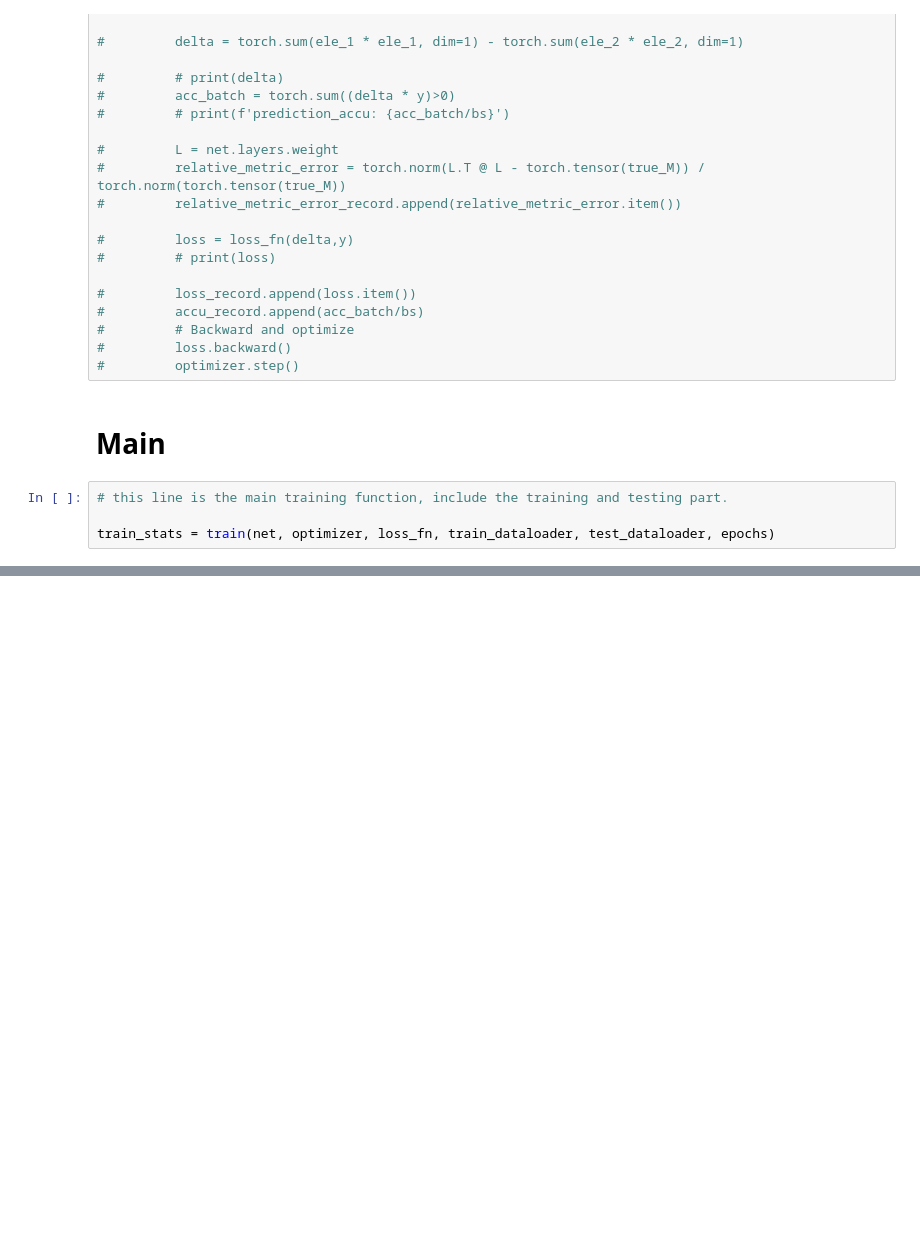
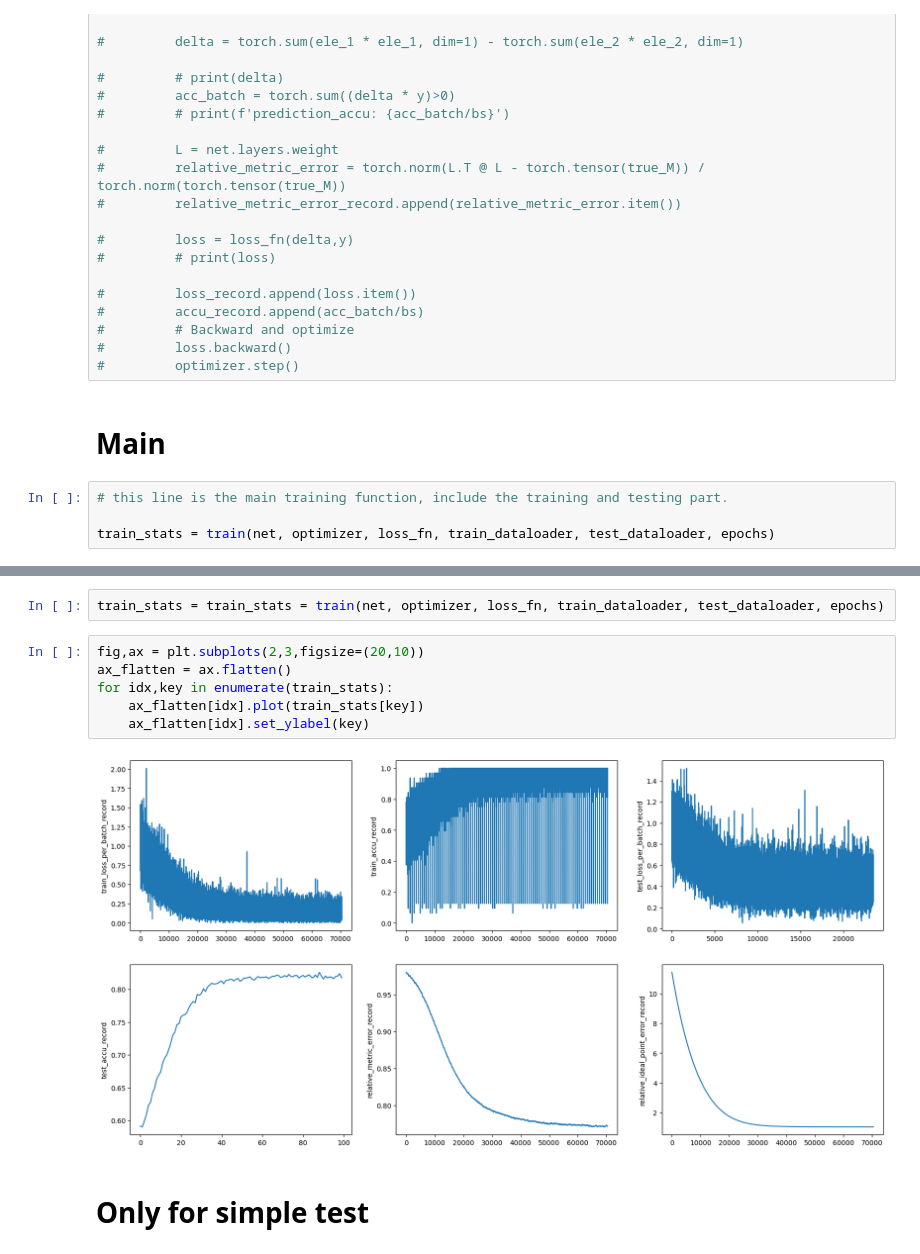
Before and after one commit to ChenDaiwei-99/multiuser-metric-preference, a Jupyter notebook: tmp_torch_daiwei.ipynb, the cells around one changed output, grey strips where cells are left out. Cells and saved outputs as stored; diff of their text form; blank space fills up the shorter version.

```diff
--- a/tmp_torch_daiwei.ipynb
+++ b/tmp_torch_daiwei.ipynb
@@ -343,0 +506,12 @@ Text(0, 0.5, 'test_loss_per_batch_record')
+# %%
+train_stats = train_stats = train(net, optimizer, loss_fn, train_dataloader, test_dataloader, epochs)
+# %%
+fig,ax = plt.subplots(2,3,figsize=(20,10))
+ax_flatten = ax.flatten()
+for idx,key in enumerate(train_stats):
+    ax_flatten[idx].plot(train_stats[key])
+    ax_flatten[idx].set_ylabel(key)
+# %% [output]
+[figure, added]
+# %% [markdown]
+# Only for simple test
```
Also changed, not shown: parts of 18 cells of this notebook.
